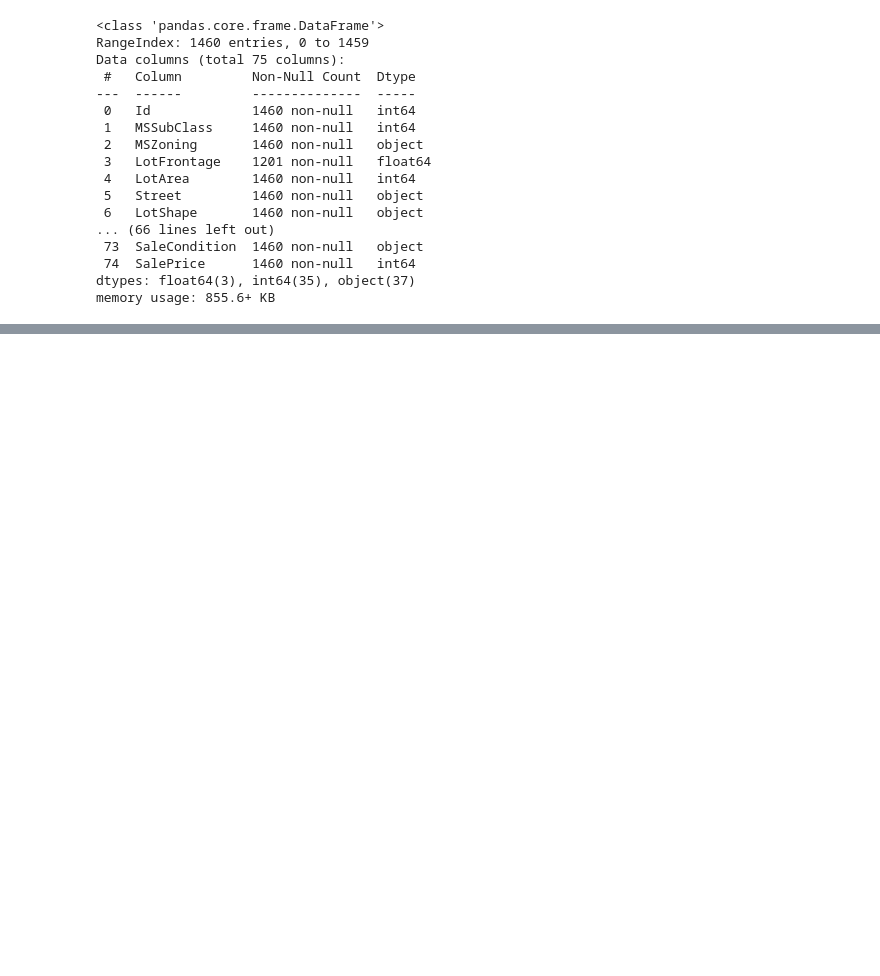
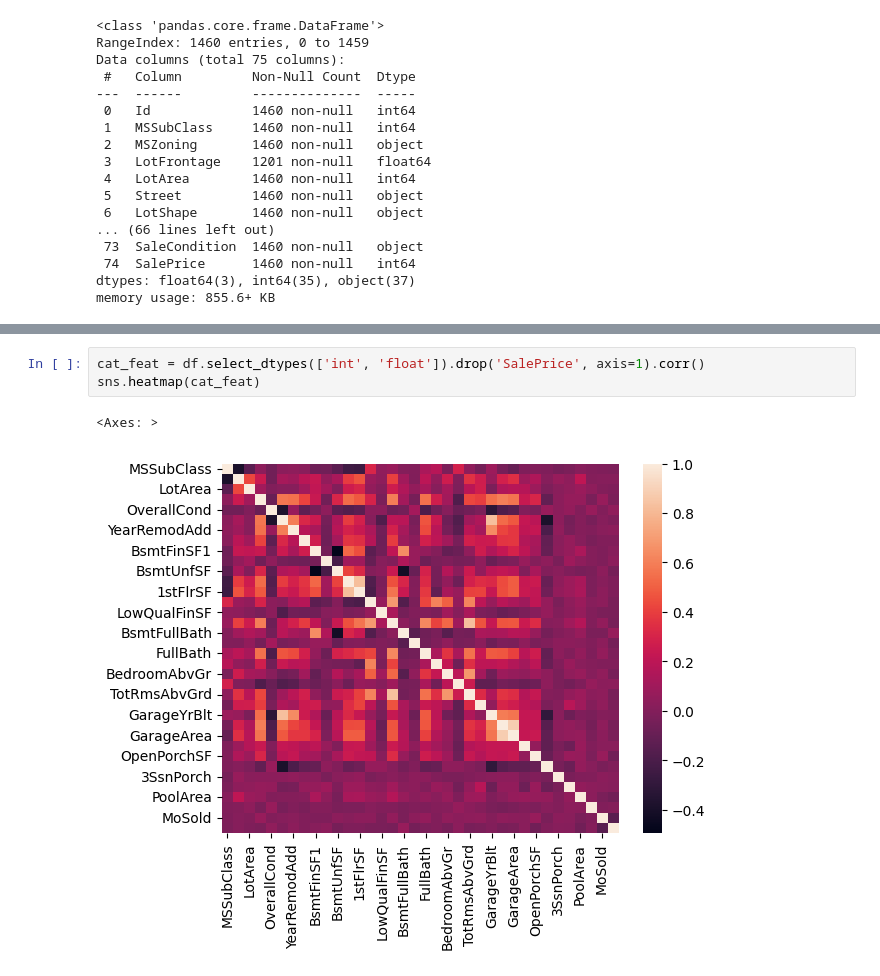
Before and after one commit to pabrokim/house-prices, a Jupyter notebook: house.ipynb, the cells around one changed output, grey strips where cells are left out. Cells and saved outputs as stored; diff of their text form; blank space fills up the shorter version.

Commit message:
get corr

```diff
--- a/house.ipynb
+++ b/house.ipynb
@@ -52,0 +62,6 @@ memory usage: 855.6+ KB
+# %%
+cat_feat = df.select_dtypes(['int', 'float']).drop('SalePrice', axis=1).corr()
+sns.heatmap(cat_feat)
+# %% [output]
+<Axes: >
+[figure, added]
```
Also changed, not shown: parts of 3 cells of this notebook.
